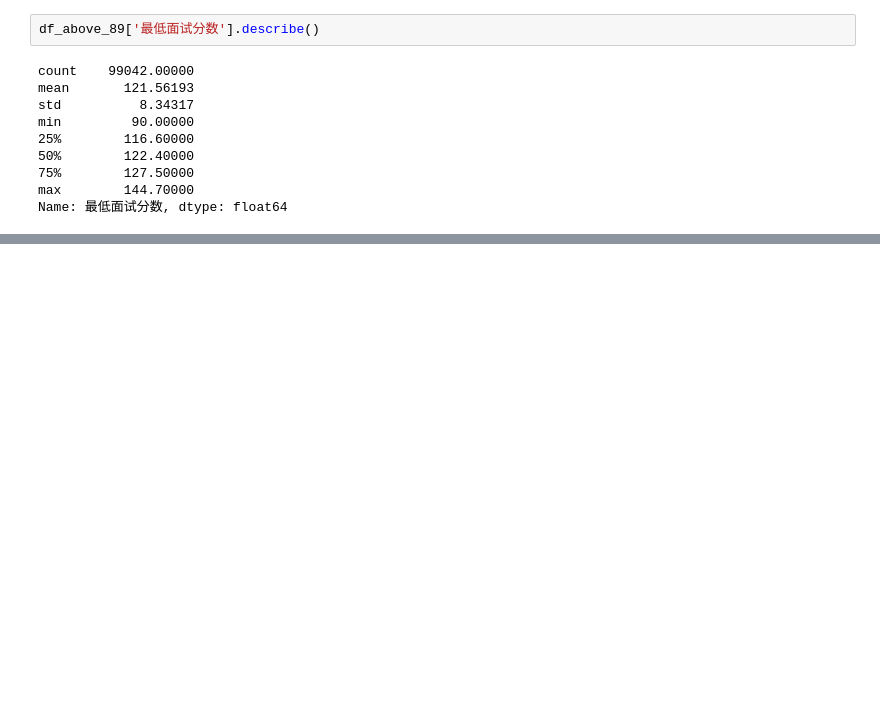
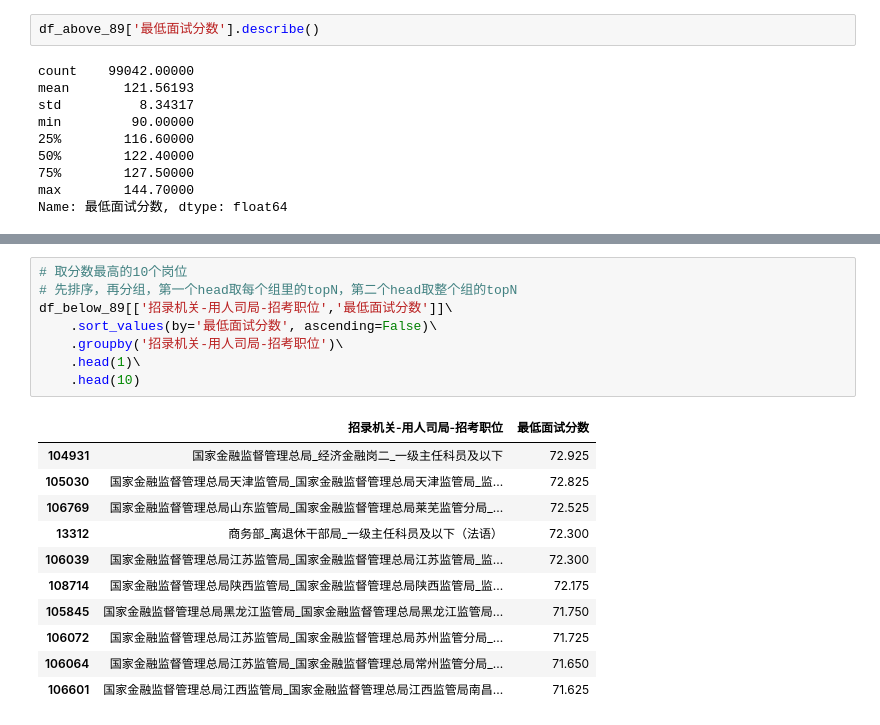
Before and after one commit to coderzzy/data_analysis, a Jupyter notebook: notebooks/guokao2024.ipynb, the cells around one changed output, grey strips where cells are left out. Saved outputs shown, nothing was run; the diff lists cells and outputs as text; blank space fills up the shorter version.

```diff
--- a/notebooks/guokao2024.ipynb
+++ b/notebooks/guokao2024.ipynb
@@ -104,0 +112,20 @@ Name: 招录机关, dtype: object
+# %%
+# 取分数最高的10个岗位
+# 先排序，再分组，第一个head取每个组里的topN，第二个head取整个组的topN
+df_below_89[['招录机关-用人司局-招考职位','最低面试分数']]\
+    .sort_values(by='最低面试分数', ascending=False)\
+    .groupby('招录机关-用人司局-招考职位')\
+    .head(1)\
+    .head(10)
+# %% [output]
+|  | 招录机关-用人司局-招考职位 | 最低面试分数 |
+| 104931 | 国家金融监督管理总局_经济金融岗二_一级主任科员及以下 | 72.925 |
+| 105030 | 国家金融监督管理总局天津监管局_国家金融监督管理总局天津监管局_监... | 72.825 |
+| 106769 | 国家金融监督管理总局山东监管局_国家金融监督管理总局莱芜监管分局_... | 72.525 |
+| 13312 | 商务部_离退休干部局_一级主任科员及以下（法语） | 72.300 |
+| 106039 | 国家金融监督管理总局江苏监管局_国家金融监督管理总局江苏监管局_监... | 72.300 |
+| 108714 | 国家金融监督管理总局陕西监管局_国家金融监督管理总局陕西监管局_监... | 72.175 |
+| 105845 | 国家金融监督管理总局黑龙江监管局_国家金融监督管理总局黑龙江监管局... | 71.750 |
+| 106072 | 国家金融监督管理总局江苏监管局_国家金融监督管理总局苏州监管分局_... | 71.725 |
+| 106064 | 国家金融监督管理总局江苏监管局_国家金融监督管理总局常州监管分局_... | 71.650 |
+| 106601 | 国家金融监督管理总局江西监管局_国家金融监督管理总局江西监管局南昌... | 71.625 |
```
Also changed, not shown: parts of 11 cells of this notebook.
